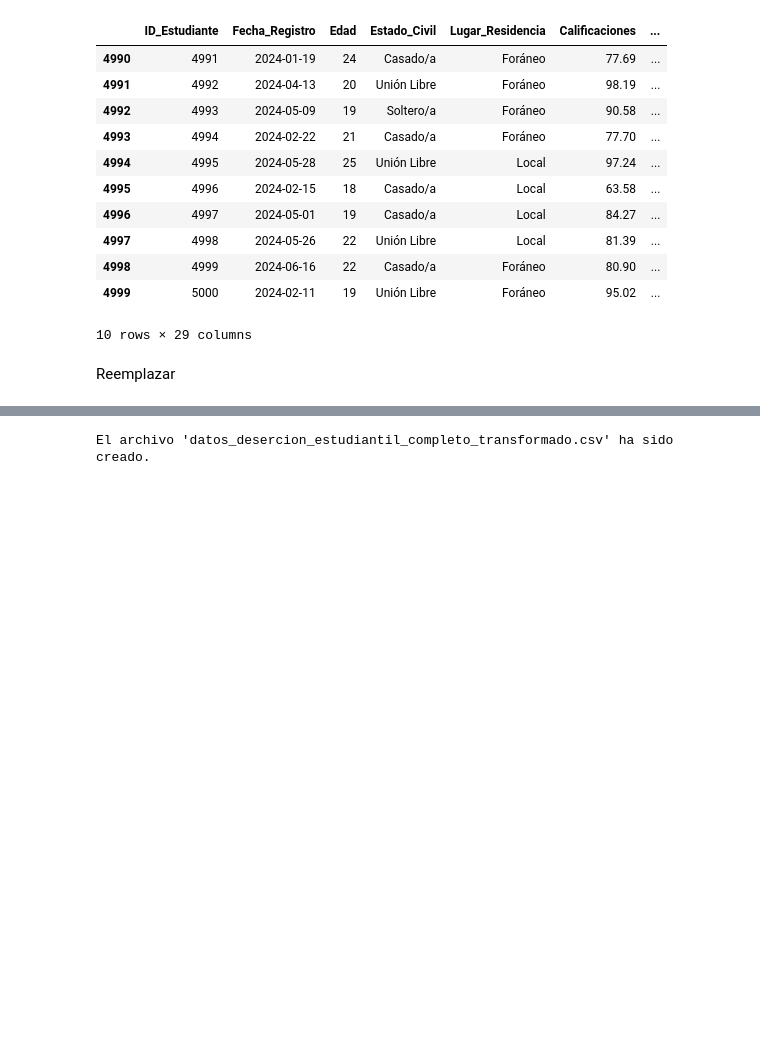
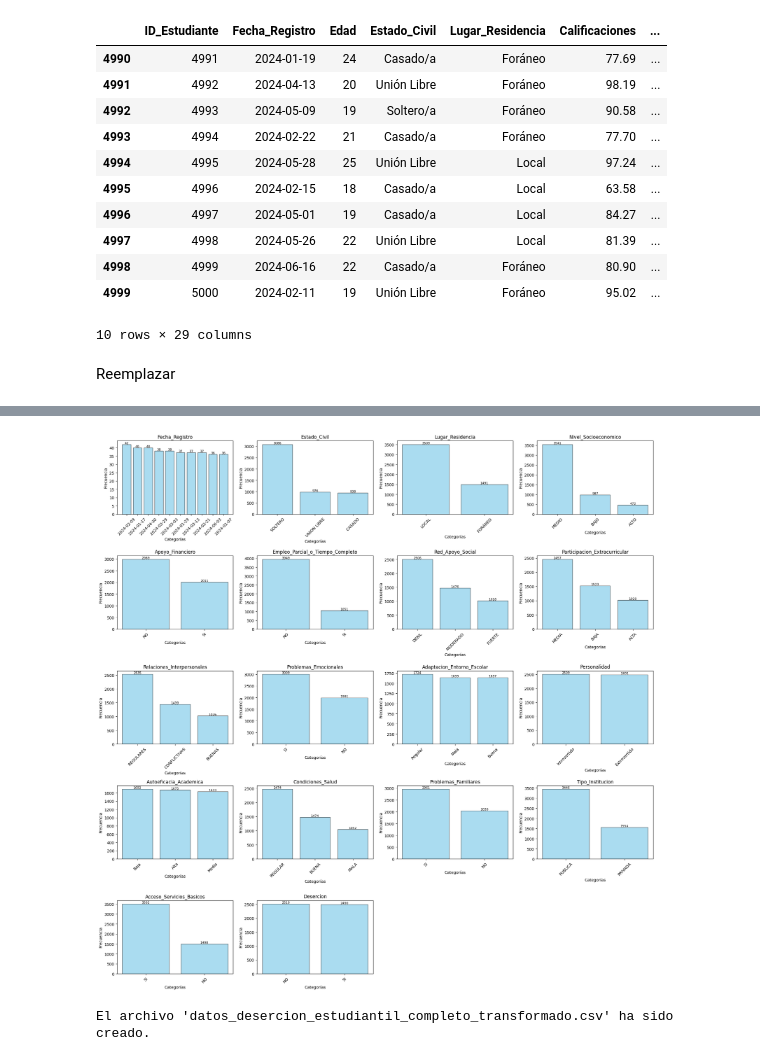
Before and after one commit to rpizarrog/innovacion-empresarial, a Jupyter notebook: notebook_python/Reemplazar_por_valores_numéricos_normales.ipynb, the cells around one changed output, grey strips where cells are left out. Saved outputs shown, nothing was run; the diff lists cells and outputs as text; code cells hidden in the pictures; blank space fills up the shorter version.

```diff
--- a/notebook_python/Reemplazar_por_valores_numéricos_normales.ipynb
+++ b/notebook_python/Reemplazar_por_valores_numéricos_normales.ipynb
@@ -301,2 +407,6 @@ datos_cargados.tail(10)
+# %%
+f_barra_multiple_matriz (datos_transformados, variables=columnas_categoricas, color='skyblue', mostrar='primeros')
+# %% [output]
+[figure, added]
 # %%
 # Guardar el DataFrame en un archivo CSV
```
Also changed, not shown: parts of 10 cells of this notebook.
